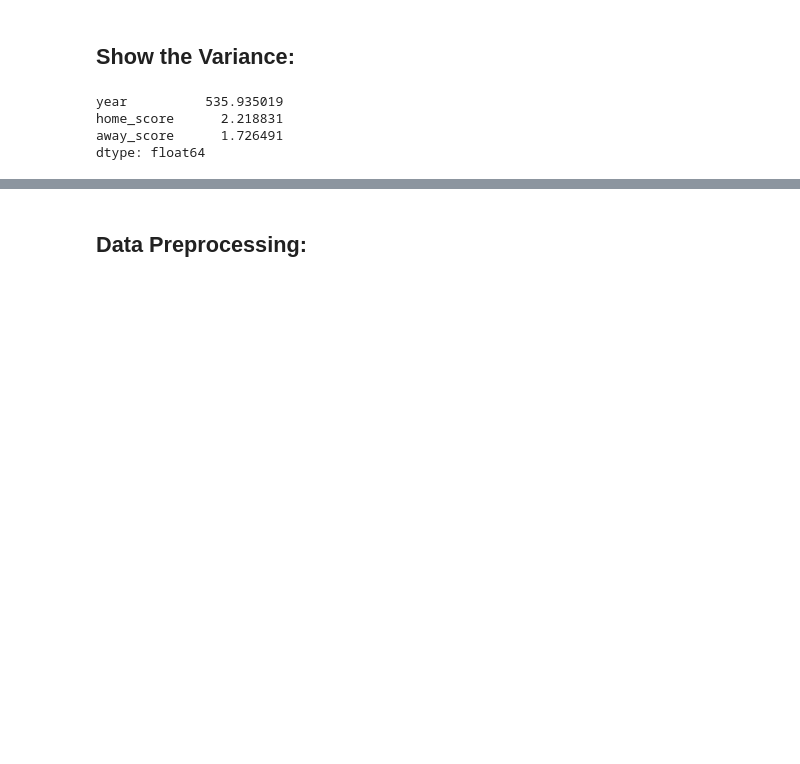
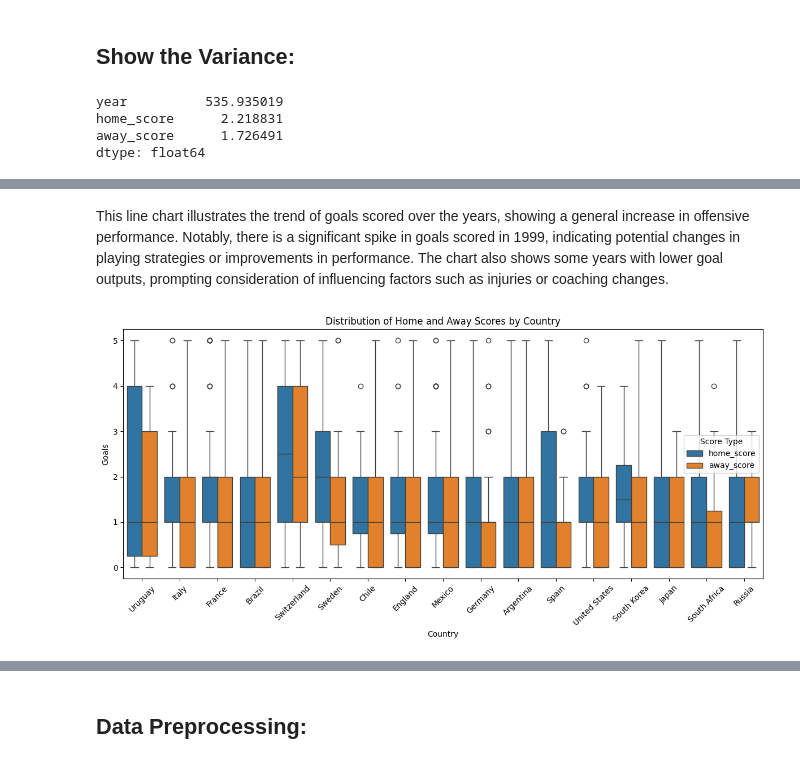
Before and after one commit to Aljwharah9/IT-326, a Jupyter notebook: Phase1&2.ipynb, the cells around one changed output, grey strips where cells are left out. Saved outputs shown, nothing was run; the diff lists cells and outputs as text; code cells hidden in the pictures; blank space fills up the shorter version.

```diff
--- a/Phase1&2.ipynb
+++ b/Phase1&2.ipynb
@@ -123,0 +173,29 @@ dtype: float64
+# %% [markdown]
+This line chart illustrates the trend of goals scored over the years, showing a general increase in offensive performance. Notably, there is a significant spike in goals scored in 1999, indicating potential changes in playing strategies or improvements in performance. The chart also shows some years with lower goal outputs, prompting consideration of influencing factors such as injuries or coaching changes.
+# %%
+import seaborn as sns
+# Load the dataset
+data = pd.read_csv('Cleaned_dataset.csv')
+
+# Melt the DataFrame to have a single column for scores
+melted_data = data.melt(id_vars=['country'], value_vars=['home_score', 'away_score'],
+                         var_name='Score Type', value_name='Score')
+
+# Set the figure size for the plots
+plt.figure(figsize=(12, 6))
+
+# Create box plots for home and away scores by country
+sns.boxplot(x='country', y='Score', hue='Score Type', data=melted_data)
+
+# Customize the plot
+plt.title('Distribution of Home and Away Scores by Country')
+plt.xlabel('Country')
+plt.ylabel('Goals')
+plt.xticks(rotation=45)
+plt.legend(title='Score Type')
+
+# Show the plot
+plt.tight_layout()
+plt.show()
+# %% [output]
+[figure, added]
```
Also changed, not shown: parts of 24 cells of this notebook.
